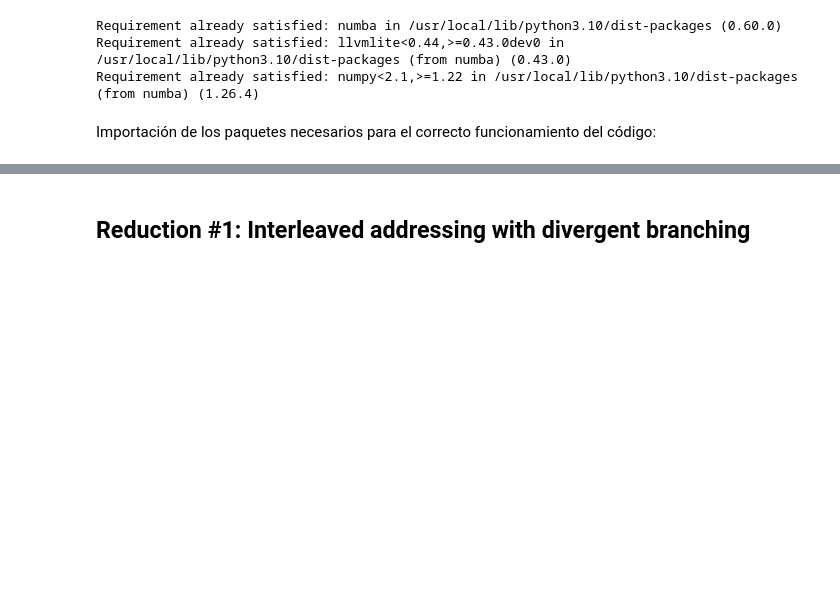
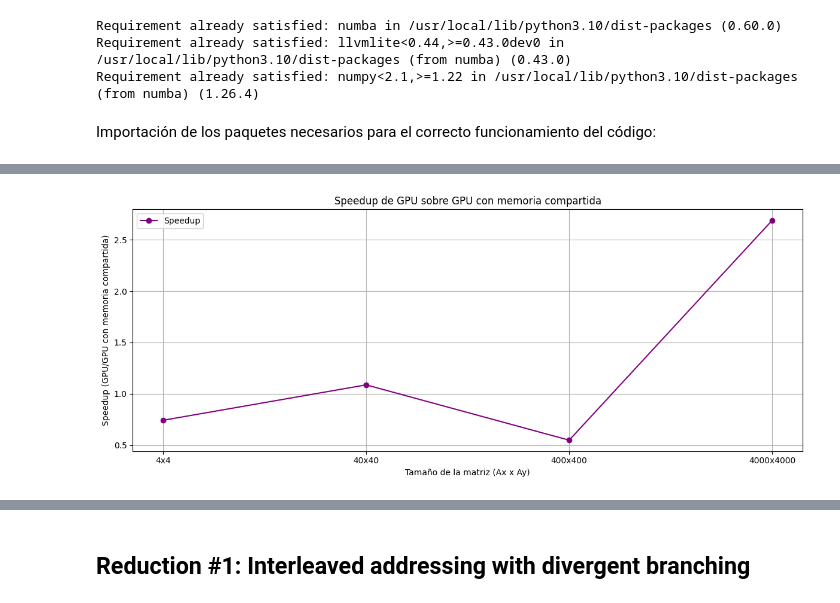
Before and after one commit to RafaDom02/PDGE, a Jupyter notebook: Practica 2/Practica_2.ipynb, the cells around one changed output, grey strips where cells are left out. Cells and saved outputs as stored; diff of their text form; code cells hidden in the pictures; blank space fills up the shorter version.

```diff
--- a/Practica 2/Practica_2.ipynb
+++ b/Practica 2/Practica_2.ipynb
@@ -379,0 +549,45 @@ Speedup memoria compartida = 0.8694501597497533
+# %%
+time_gpu = []
+time_gpu_shared = []
+Ax_list = [4,40,400,4_000]
+Ay_list = [4,40,400,4_000]
+
+for Ax, Ay in zip(Ax_list, Ay_list):
+    A = np.random.rand(Ax, Ay)
+    B = np.zeros(Ay)
+
+    A_device = cuda.to_device(A)
+    B_device = cuda.to_device(B)
+
+    threads_per_block = 32
+    blocks_total = math.ceil(A_device.shape[1] / threads_per_block)
+
+    t_start = time.time()
+    Avg_Cols_parallel[blocks_total, threads_per_block](A_device, B_device)
+    t_finish = time.time()
+
+    time_gpu.append(t_finish-t_start)
+
+    t_start = time.time()
+    Avg_Cols_parallel_shared[blocks_total, threads_per_block](A_device, B_device)
+    t_finish = time.time()
+
+    time_gpu_shared.append(t_finish-t_start)
+
+speedup = np.array(time_gpu) / np.array(time_gpu_shared)
+
+matrix_sizes = [f"{Ax}x{Ay}" for Ax, Ay in zip(Ax_list, Ay_list)]
+
+_, (ax2) = plt.subplots(1, 1, figsize=(12, 5))
+
+ax2.plot(matrix_sizes, speedup, label='Speedup', marker='o', color='purple')
+ax2.set_xlabel("Tamaño de la matriz (Ax x Ay)")
+ax2.set_ylabel("Speedup (GPU/GPU con memoria compartida)")
+ax2.set_title("Speedup de GPU sobre GPU con memoria compartida")
+ax2.legend()
+ax2.grid(True)
+
+plt.tight_layout()
+plt.show()
+# %% [output]
+[figure, added]
```
Also changed, not shown: parts of 42 cells of this notebook.
